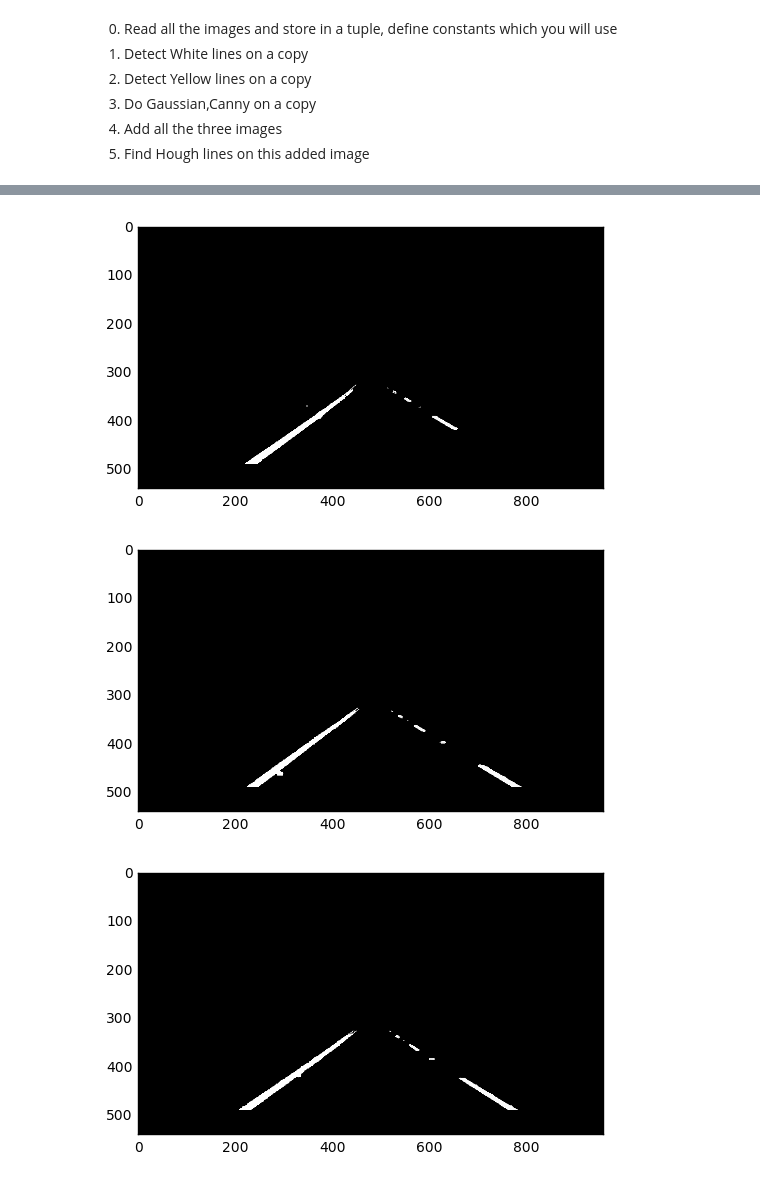
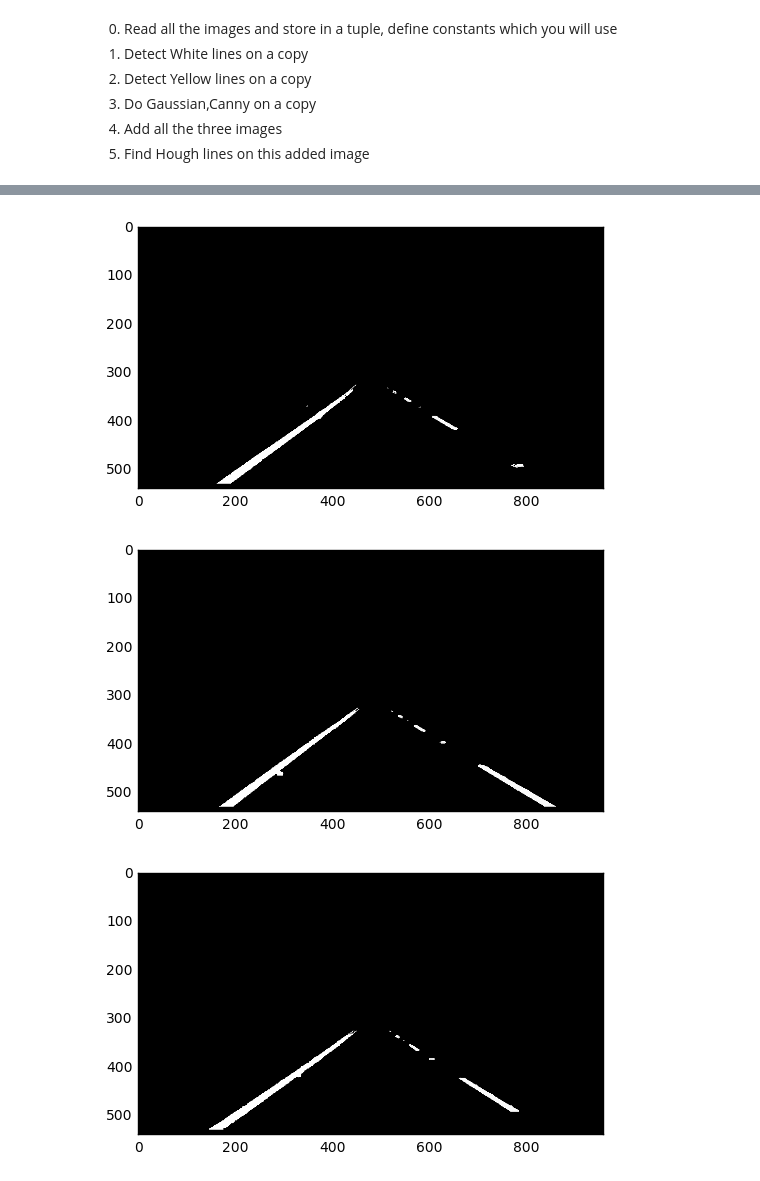
Before and after one commit to chinnikrishna/CarND-LaneLines-P1-master, a Jupyter notebook: Project1_Finding_Lanes.ipynb, the cells around one changed output, grey strips where cells are left out. Saved outputs shown, nothing was run; the diff lists cells and outputs as text; code cells hidden in the pictures.

```diff
--- a/Project1_Finding_Lanes.ipynb
+++ b/Project1_Finding_Lanes.ipynb
@@ -136,11 +194,10 @@ Imgs=[Img1,Img2,Img3,Img4,Img5,Img6]
 ySize=Img1.shape[0]
 xSize=Img1.shape[1]
 #Define vertices of the triangle for ROI
-lBottom=[10,ySize-50]
-rBottom=[xSize-10,ySize-50]
+lBottom=[10,ySize-10]
+rBottom=[xSize-10,ySize-10]
 lTop=[(xSize/2+40),(ySize/1.65)];
 rTop=[xSize/2-40,ySize/1.65];
-#vertices=np.array([lBottom,rBottom,lTop,rTop],np.int32)
 vertices = np.array([[lBottom,rBottom,lTop,(xSize/2-40,ySize/1.65)]],np.int32)
 #Variables for Gaussian and Canny
 GaussKernel=7
@@ -165,7 +222,7 @@ def detectWhite(Img):
     wSelect=grayscale(wSelect)
     return wSelect
 wImgs=[]
-for i in range(0,NumImages):
+for i in range(0,NumImgs):
     wImgs.append(detectWhite(Imgs[i]))
     plt.figure(i)
     plt.imshow(wImgs[i],cmap='Greys_r')
@@ -190,7 +247,7 @@ def detectYellow(Img):
     ySelect=cv2.inRange(maskedImg,lowYellow,upperYellow)
     return ySelect
 yImgs=[]
-for i in range(0,NumImages):
+for i in range(0,NumImgs):
     yImgs.append(detectYellow(Imgs[i]))
     plt.figure(i)
     plt.imshow(yImgs[i],cmap='Greys_r')
@@ -214,7 +271,7 @@ def GaussCanny(Img):
     maskedImg=region_of_interest(EdgeImg,[vertices])
     return maskedImg
 GCImg=[]
-for i in range(0,NumImages):
+for i in range(0,NumImgs):
     GCImg.append(GaussCanny(Imgs[i]))
     plt.figure(i)
     plt.imshow(GCImg[i],cmap='Greys_r')
@@ -232,7 +289,7 @@ def FuseImgs(wImg,yImg,GCImg):
     wyGCImg=cv2.bitwise_or(wyImg,GCImg)
     return wyGCImg
 FusedImgs=[]
-for i in range(0,NumImages):
+for i in range(0,NumImgs):
     FusedImgs.append(FuseImgs(wImgs[i],yImgs[i],GCImg[i]))
     plt.figure(i)
     plt.imshow(FusedImgs[i],cmap='Greys_r')
@@ -242,3 +299,3 @@ for i in range(0,NumImages):
-[figure, old version]
+[figure, new version]
-[figure, old version]
+[figure, new version]
-[figure, old version]
+[figure, new version]
```
Also changed, not shown: parts of 9 cells of this notebook, 2 other files.
